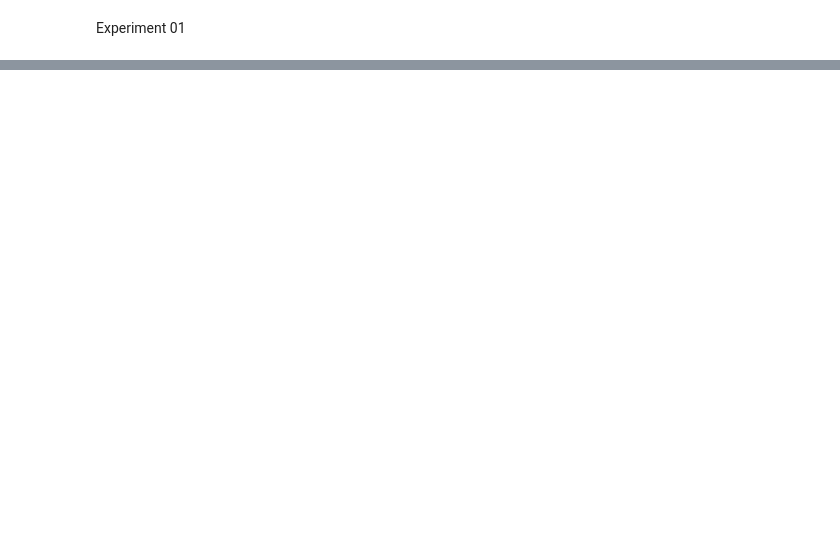
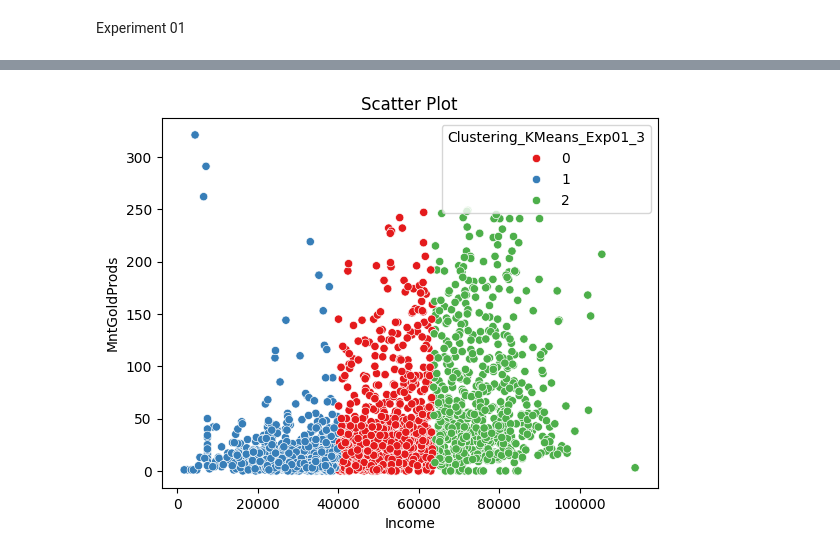
Before and after one commit to mkhadikn/Data-Analysis-and-Science, a Jupyter notebook: Company's_Ideal_Customers(Marketing_Strategy).ipynb, the cells around one changed output, grey strips where cells are left out. Saved outputs shown, nothing was run; the diff lists cells and outputs as text; code cells hidden in the pictures; blank space fills up the shorter version.

Commit message:
scatter plot

```diff
--- a/Company's_Ideal_Customers(Marketing_Strategy).ipynb
+++ b/Company's_Ideal_Customers(Marketing_Strategy).ipynb
@@ -950,0 +988,7 @@ Experiment 01
+# %%
+for n_clusters in range(3, 6):
+    kmedoids = KMedoids(n_clusters=n_clusters, random_state=0)
+    cluster_labels = kmedoids.fit_predict(df1)
+    silhouette_avg = silhouette_score(df1, cluster_labels)
+    print(f"Silhouette Score (K-Medoids) -"+str(n_clusters)+" : "+str(silhouette_avg))
+    df0['Clustering_KMedoids_Exp1_'+str(n_clusters)] = cluster_labels
@@ -950,0 +1001,7 @@ Experiment 01
+# %%
+for n_clusters in range(3, 6):
+    kmedoids = KMedoids(n_clusters=n_clusters, random_state=0)
+    cluster_labels = kmedoids.fit_predict(df2)
+    silhouette_avg = silhouette_score(df2, cluster_labels)
+    print(f"Silhouette Score (K-Medoids) -"+str(n_clusters)+" : "+str(silhouette_avg))
+    df0['Clustering_KMedoids_Exp2_'+str(n_clusters)] = cluster_labels
@@ -950,0 +1014,7 @@ Experiment 01
+# %%
+for n_clusters in range(3, 6):
+    kmedoids = KMedoids(n_clusters=n_clusters, random_state=0)
+    cluster_labels = kmedoids.fit_predict(df3)
+    silhouette_avg = silhouette_score(df3, cluster_labels)
+    print(f"Silhouette Score (K-Medoids) -"+str(n_clusters)+" : "+str(silhouette_avg))
+    df0['Clustering_KMedoids_Exp3_'+str(n_clusters)] = cluster_labels
@@ -950,0 +1025,7 @@ Experiment 01
+# %%
+for n_clusters in range(3, 6):
+    kmedoids = KMedoids(n_clusters=n_clusters, random_state=0)
+    cluster_labels = kmedoids.fit_predict(df4)
+    silhouette_avg = silhouette_score(df4, cluster_labels)
+    print(f"Silhouette Score (K-Medoids) -"+str(n_clusters)+" : "+str(silhouette_avg))
+    df0['Clustering_KMedoids_Exp4_'+str(n_clusters)] = cluster_labels
@@ -950,0 +1044,6 @@ Experiment 01
+# %%
+    sns.scatterplot(data=df0, x='Income', y='MntGoldProds', hue='Clustering_KMeans_Exp01_3', palette='Set1')
+    plt.title('Scatter Plot')
+    plt.show()
+# %% [output]
+[figure, added]
```
Also changed, not shown: parts of 17 cells of this notebook.
